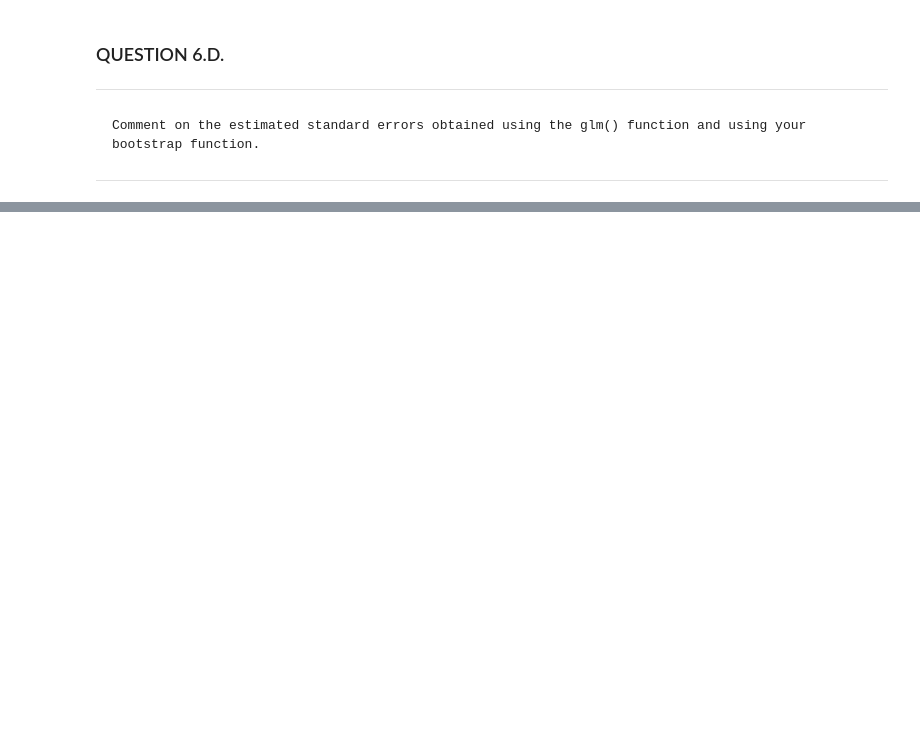
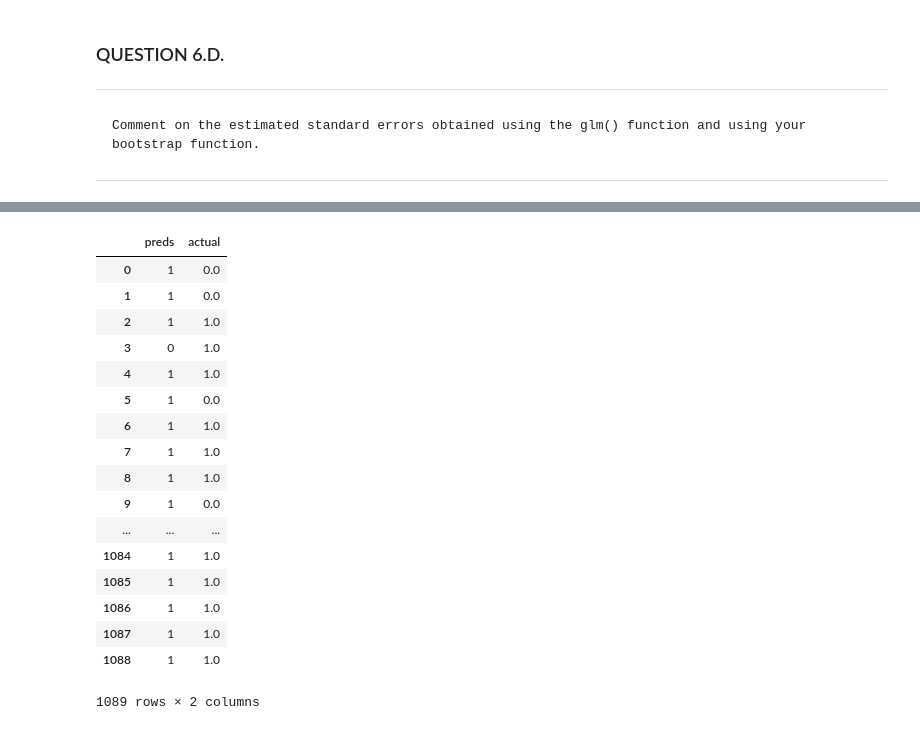
Before and after one commit to quantsbin/ISLRpybin, a Jupyter notebook: islrpybin/notebooks/Chapter 5.ipynb, the cells around one changed output, grey strips where cells are left out. Cells and saved outputs as stored; diff of their text form; code cells hidden in the pictures; blank space fills up the shorter version.

```diff
--- a/islrpybin/notebooks/Chapter 5.ipynb
+++ b/islrpybin/notebooks/Chapter 5.ipynb
@@ -297,0 +318,4 @@ standard error of balance from bootstrappin 0.0
+# %%
+weekly_data.replace(to_replace={'Direction' : {'Up': 1, 'Down': 0}}, inplace = True)
+log_reg = sm.Logit(weekly_data['Direction'], sm.add_constant(weekly_data[['Lag1','Lag2']])).fit()
+log_reg.summary()
@@ -297,0 +343,6 @@ standard error of balance from bootstrappin 0.0
+# %%
+Xtrain, Ytrain = weekly_data.loc[1:, ['Lag1','Lag2']], weekly_data.loc[1:, ['Direction']]
+Xtest, Ytest = weekly_data.loc[0, ['Lag1','Lag2']], weekly_data.loc[0, ['Direction']]
+# %%
+log_reg_7b = sm.Logit(Ytrain, sm.add_constant(Xtrain)).fit()
+log_reg_7b.summary()
@@ -297,0 +370,5 @@ standard error of balance from bootstrappin 0.0
+# %%
+y_Predicted = log_reg_7b.predict(sm.add_constant(pandas.DataFrame(Xtest[['Lag1', 'Lag2']]).T,
+                                                 has_constant='add'))
+y_Predicted = np.where(y_Predicted<0.5,0,1)
+print("Predicted:", y_Predicted[0], "Actual",Ytest['Direction'])
@@ -297,0 +387,34 @@ standard error of balance from bootstrappin 0.0
+# %%
+preds = []
+acts = []
+for i in range(0,len(weekly_data)):
+    weekly_data_loocv_train = weekly_data.drop(i)
+    weekly_data_loocv_test = weekly_data.loc[i]
+    Xtrain, Ytrain = weekly_data_loocv_train[['Lag1','Lag2']], weekly_data_loocv_train[['Direction']]
+    Xtest, Ytest = weekly_data_loocv_test.loc[['Lag1','Lag2']], weekly_data_loocv_test.loc[['Direction']]
+    log_reg_7d = sm.Logit(Ytrain, sm.add_constant(Xtrain)).fit(disp=False)
+    y_Predicted = log_reg_7d.predict(sm.add_constant(pandas.DataFrame(Xtest[['Lag1', 'Lag2']]).T,
+                                     has_constant='add'))
+    y_Predicted = np.where(y_Predicted<0.5,0,1)
+    preds.append(y_Predicted[0])
+    acts.append(Ytest['Direction'])
+pandas.DataFrame({'preds':preds, 'actual':acts})
+# %% [output]
+|  | preds | actual |
+| 0 | 1 | 0.0 |
+| 1 | 1 | 0.0 |
+| 2 | 1 | 1.0 |
+| 3 | 0 | 1.0 |
+| 4 | 1 | 1.0 |
+| 5 | 1 | 0.0 |
+| 6 | 1 | 1.0 |
+| 7 | 1 | 1.0 |
+| 8 | 1 | 1.0 |
+| 9 | 1 | 0.0 |
+| ... | ... | ... |
+| 1084 | 1 | 1.0 |
+| 1085 | 1 | 1.0 |
+| 1086 | 1 | 1.0 |
+| 1087 | 1 | 1.0 |
+| 1088 | 1 | 1.0 |
+1089 rows × 2 columns
```
Also changed, not shown: parts of 47 cells of this notebook, 1 other file.
